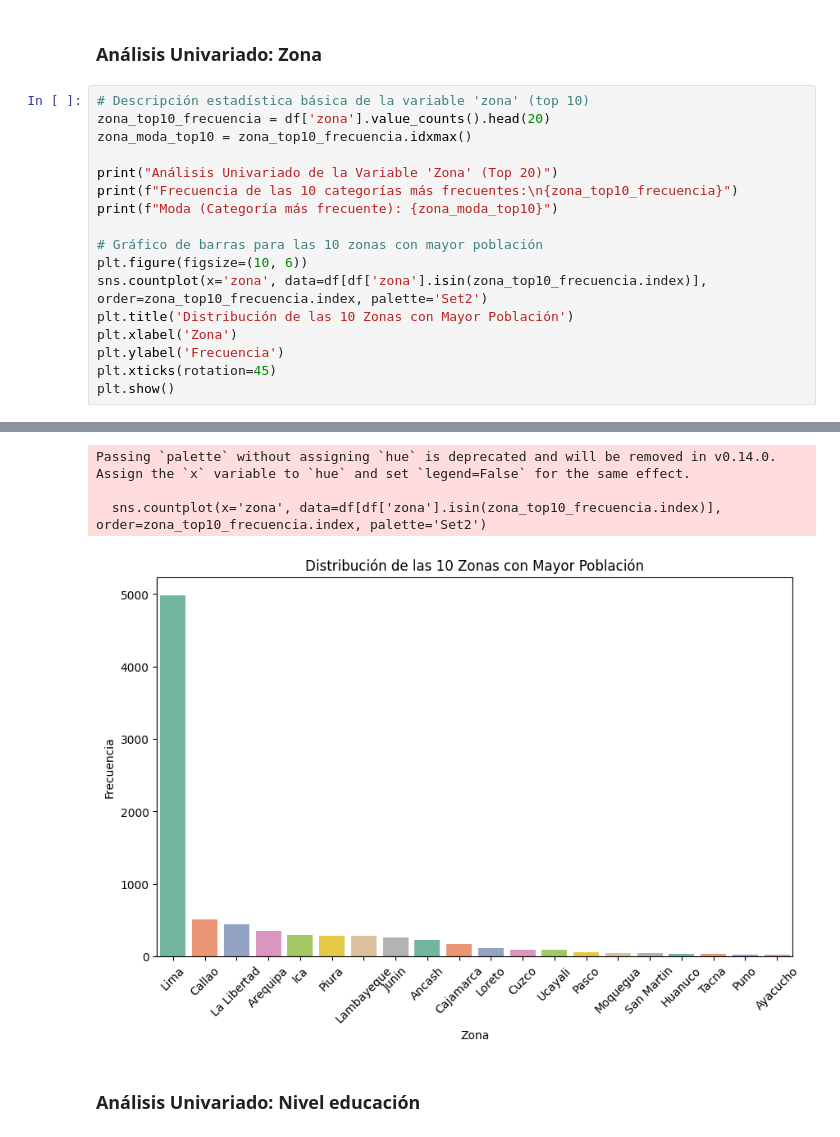
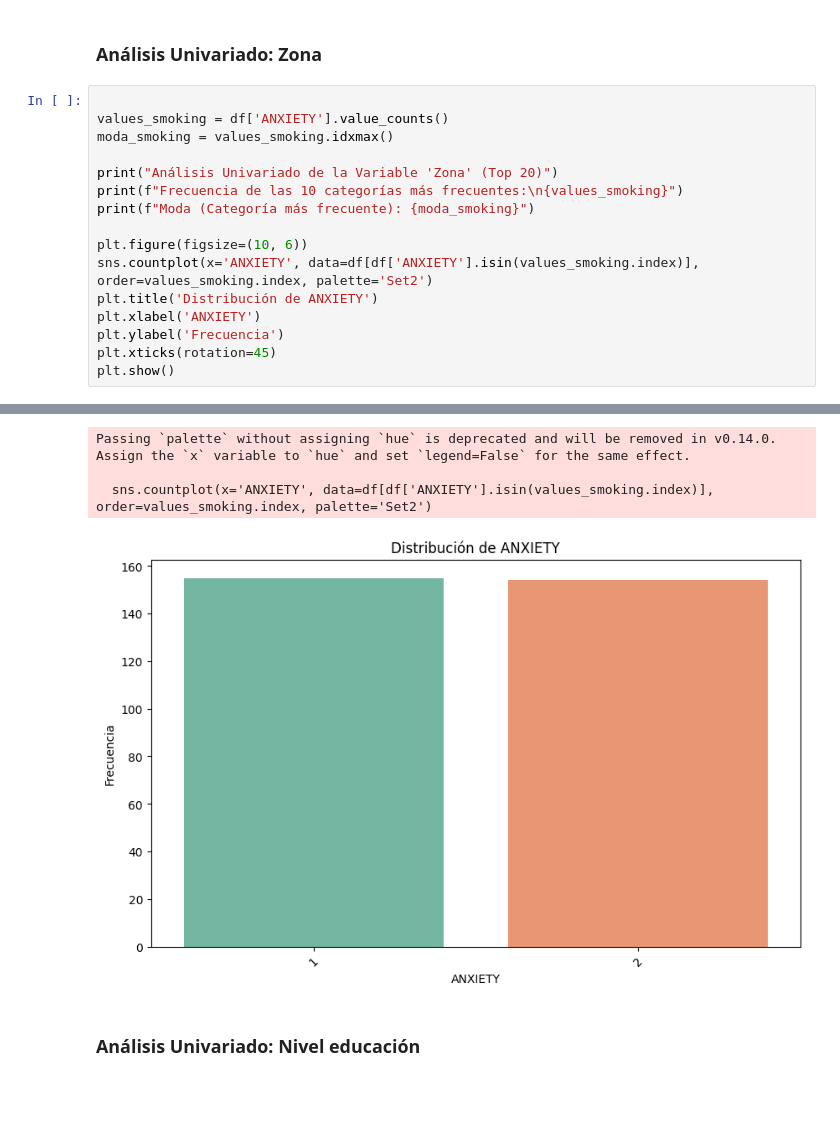
Before and after one commit to leandruko/lung-cancer, a Jupyter notebook: lung_cancer.ipynb, the cells around one changed output, grey strips where cells are left out. Drawn from its saved outputs; the diff is of its cells as text; blank space fills up the shorter version.

```diff
--- a/lung_cancer.ipynb
+++ b/lung_cancer.ipynb
@@ -237,19 +235,18 @@ Valor Máximo: 20700.00
 # %% [markdown]
 ### Análisis Univariado: **Zona**
 # %%
-# Descripción estadística básica de la variable 'zona' (top 10)
-zona_top10_frecuencia = df['zona'].value_counts().head(20)
-zona_moda_top10 = zona_top10_frecuencia.idxmax()
+
+values_smoking = df['ANXIETY'].value_counts()
+moda_smoking = values_smoking.idxmax()
 
 print("Análisis Univariado de la Variable 'Zona' (Top 20)")
-print(f"Frecuencia de las 10 categorías más frecuentes:\n{zona_top10_frecuencia}")
-print(f"Moda (Categoría más frecuente): {zona_moda_top10}")
+print(f"Frecuencia de las 10 categorías más frecuentes:\n{values_smoking}")
+print(f"Moda (Categoría más frecuente): {moda_smoking}")
 
-# Gráfico de barras para las 10 zonas con mayor población
 plt.figure(figsize=(10, 6))
-sns.countplot(x='zona', data=df[df['zona'].isin(zona_top10_frecuencia.index)], order=zona_top10_frecuencia.index, palette='Set2')
-plt.title('Distribución de las 10 Zonas con Mayor Población')
-plt.xlabel('Zona')
+sns.countplot(x='ANXIETY', data=df[df['ANXIETY'].isin(values_smoking.index)], order=values_smoking.index, palette='Set2')
+plt.title('Distribución de ANXIETY')
+plt.xlabel('ANXIETY')
 plt.ylabel('Frecuencia')
 plt.xticks(rotation=45)
 plt.show()
@@ -274,7 +261,7 @@ Moda (Categoría más frecuente): Lima
 Passing `palette` without assigning `hue` is deprecated and will be removed in v0.14.0. Assign the `x` variable to `hue` and set `legend=False` for the same effect.
 
-  sns.countplot(x='zona', data=df[df['zona'].isin(zona_top10_frecuencia.index)], order=zona_top10_frecuencia.index, palette='Set2')
+  sns.countplot(x='ANXIETY', data=df[df['ANXIETY'].isin(values_smoking.index)], order=values_smoking.index, palette='Set2')
-[figure, old version]
+[figure, new version]
 # %% [markdown]
 ### Análisis Univariado: **Nivel educación**
 # %%
```
Also changed, not shown: parts of 16 cells of this notebook.
